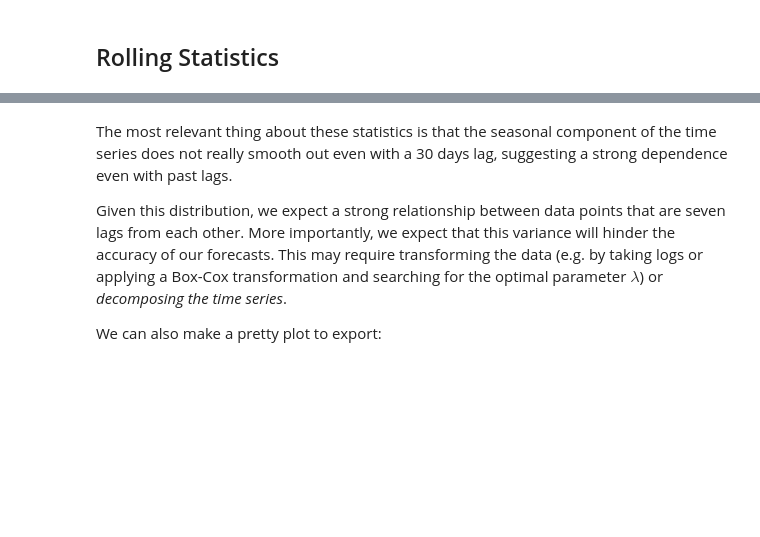
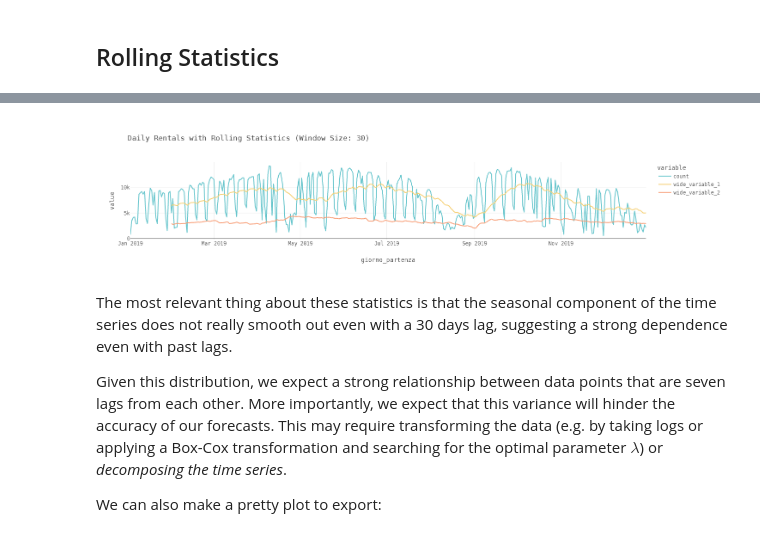
Before and after one commit to toscasterre/thesis-forecasting, a Jupyter notebook: notebooks/04_arima_modelling.ipynb, the cells around one changed output, grey strips where cells are left out. Cells and saved outputs as stored; diff of their text form; code cells hidden in the pictures; blank space fills up the shorter version.

```diff
--- a/notebooks/04_arima_modelling.ipynb
+++ b/notebooks/04_arima_modelling.ipynb
@@ -111,15 +115,15 @@ daily_outflow.plot(
 # %%
 daily_outflow.plot(
-    y = [
+    y=[
         "count",
         daily_outflow["count"].rolling(30).mean(),
-        daily_outflow["count"].rolling(30).std()
+        daily_outflow["count"].rolling(30).std(),
     ],
-    title = "Daily Rentals with Rolling Statistics (Window Size: 30)",
-    color_discrete_sequence = px.colors.qualitative.Pastel
-) \
-    .update_layout(**plotly_styles) \
-    .update_traces(hovertemplate=None)
+    title="Daily Rentals with Rolling Statistics (Window Size: 30)",
+    color_discrete_sequence=px.colors.qualitative.Pastel,
+).update_layout(**plotly_styles).update_traces(hovertemplate=None)
+# %% [output]
+[figure, added]
 # %% [markdown]
 The most relevant thing about these statistics is that the seasonal component of the time series does not really smooth out even with a 30 days lag, suggesting a strong dependence even with past lags.
 
```
Also changed, not shown: parts of 12 cells of this notebook, 8 other files.
